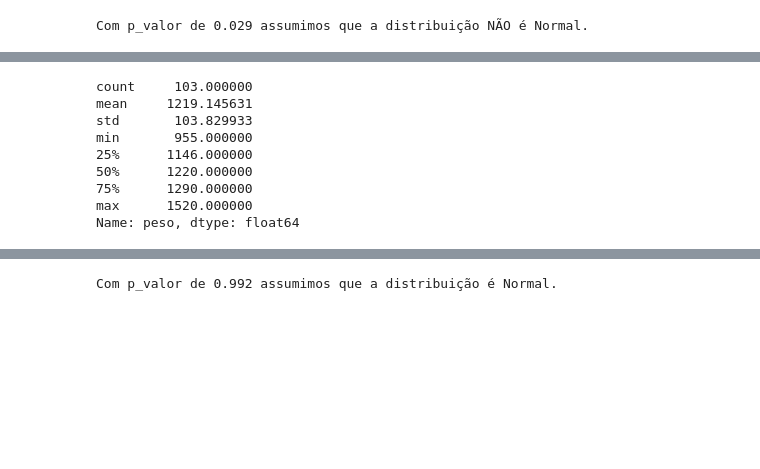
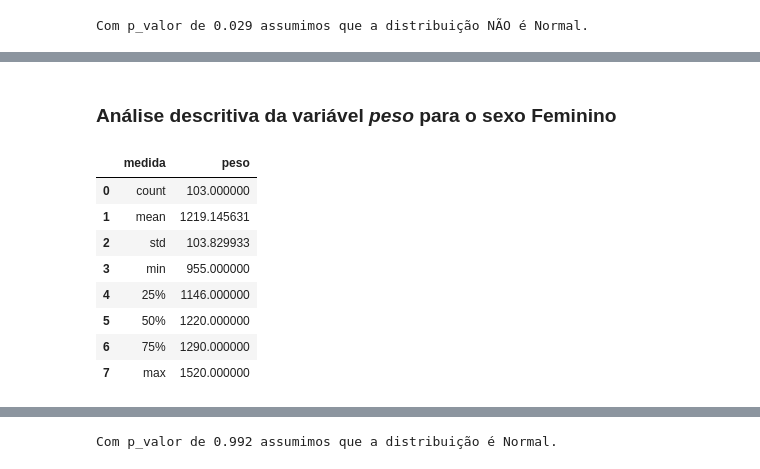
Before and after one commit to guilourenzo/mba-usp, a Jupyter notebook: ESTATÍSTICA PARA CIÊNCIA DE DADOS/AVALIACAO FINAL/GUILHERME_LOURENCO-AVALIACAO_FINAL.ipynb, the cells around one changed output, grey strips where cells are left out. Drawn from its saved outputs; the diff is of its cells as text; code cells hidden in the pictures; blank space fills up the shorter version.

```diff
--- a/ESTATÍSTICA PARA CIÊNCIA DE DADOS/AVALIACAO FINAL/GUILHERME_LOURENCO-AVALIACAO_FINAL.ipynb
+++ b/ESTATÍSTICA PARA CIÊNCIA DE DADOS/AVALIACAO FINAL/GUILHERME_LOURENCO-AVALIACAO_FINAL.ipynb
@@ -144,12 +145,14 @@ Descritiva do Peso - Mulher
+# %% [markdown]
+### Análise descritiva da variável *peso* para o sexo Feminino
 # %%
-brain.loc[brain['mulher']==1, 'peso'].describe()
+brain.loc[brain['mulher']==1, 'peso'].describe().rename_axis(['medida']).reset_index()
 # %% [output]
-count     103.000000
-mean     1219.145631
-std       103.829933
-min       955.000000
-25%      1146.000000
-50%      1220.000000
-75%      1290.000000
-max      1520.000000
-Name: peso, dtype: float64
+|  | medida | peso |
+| 0 | count | 103.000000 |
+| 1 | mean | 1219.145631 |
+| 2 | std | 103.829933 |
+| 3 | min | 955.000000 |
+| 4 | 25% | 1146.000000 |
+| 5 | 50% | 1220.000000 |
+| 6 | 75% | 1290.000000 |
+| 7 | max | 1520.000000 |
```
Also changed, not shown: parts of 25 cells of this notebook.
